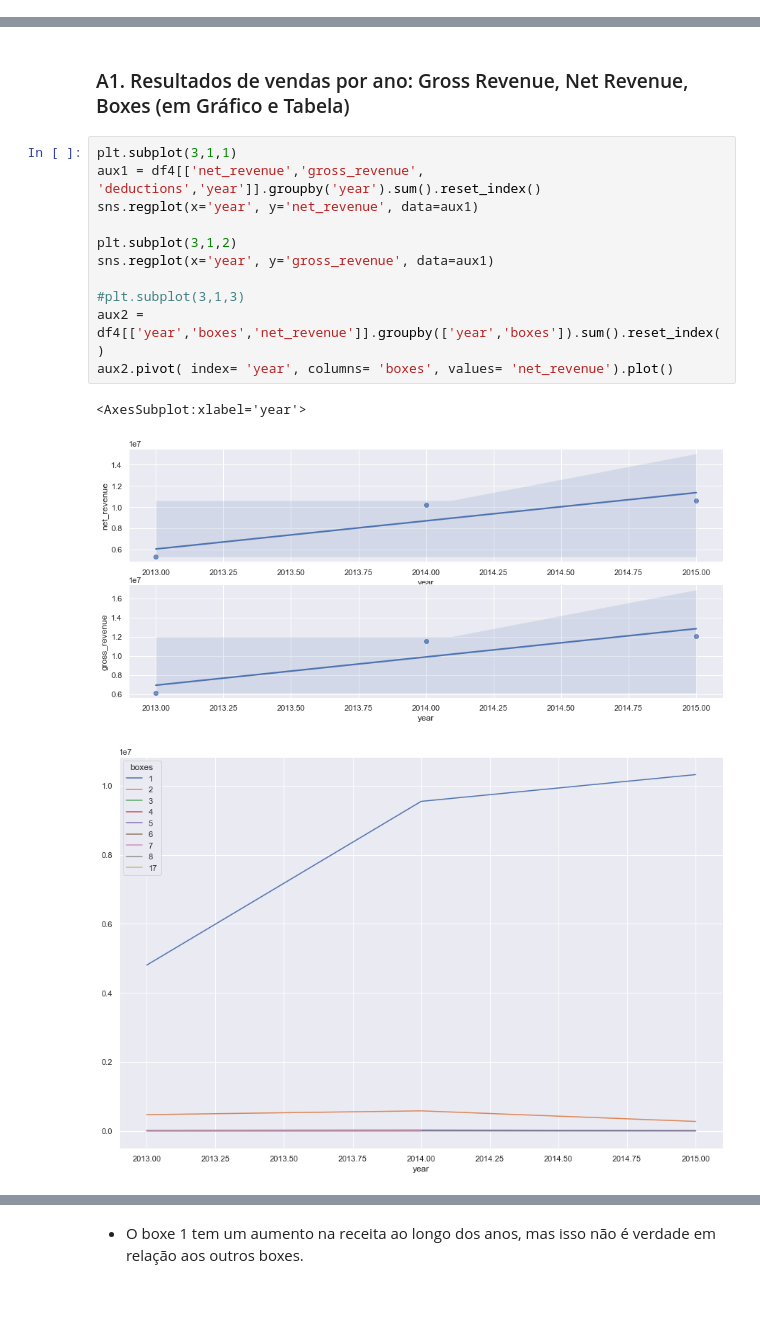
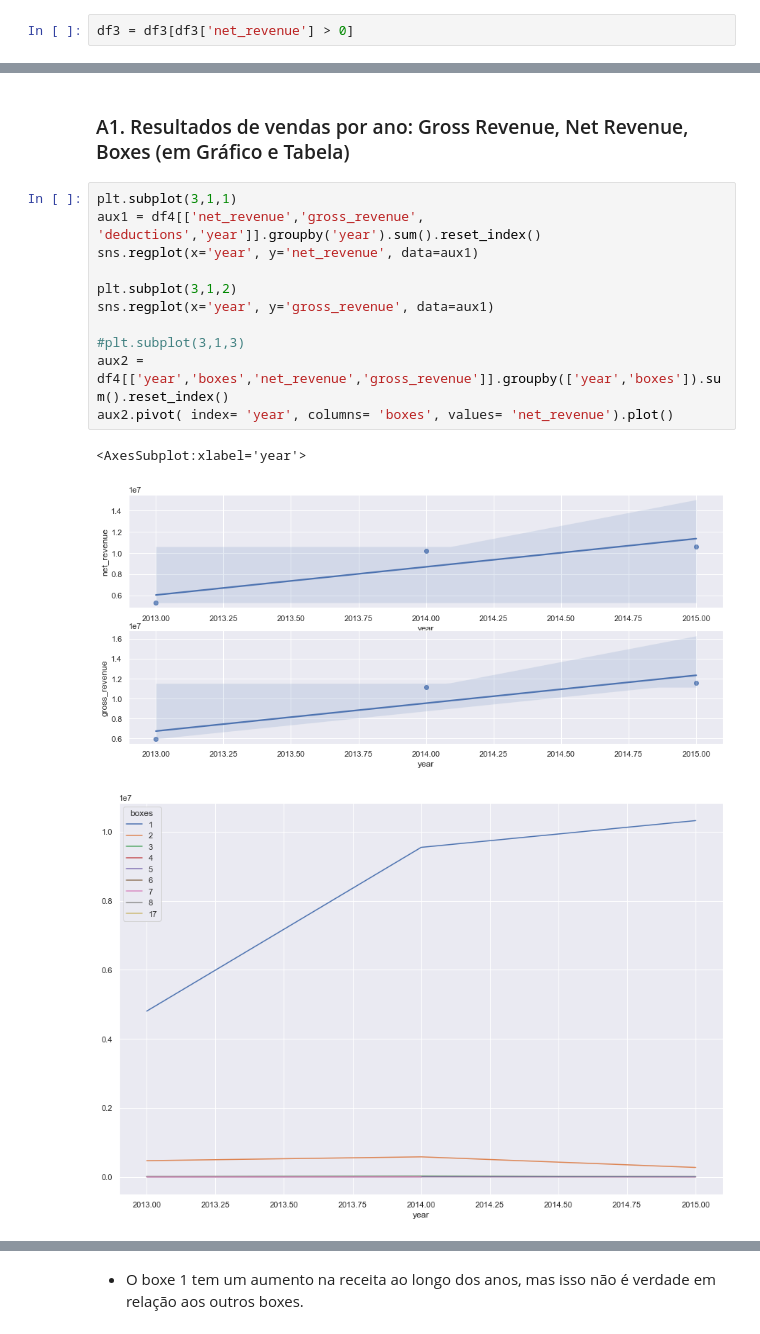
Before and after one commit to KaissonFerreira/forecast_net_revenue, a Jupyter notebook: notebooks/first_cycle.ipynb, the cells around one changed output, grey strips where cells are left out. Cells and saved outputs as stored; diff of their text form; blank space fills up the shorter version.

```diff
--- a/notebooks/first_cycle.ipynb
+++ b/notebooks/first_cycle.ipynb
@@ -278,6 +329,8 @@ df2['deductions'] = df2['gross_revenue'] - df2['net_revenue']
 Nessa etapa estaremos filtrando as variáveis que não se adequam ao modelo em produção ou alguns registros que podem não fazer sentido.
 # %%
 df3 = df2.copy()
+# %%
+df3 = df3[df3['net_revenue'] > 0]
 # %%
 df3.head(3).T
 # %% [output]
@@ -386,15 +439,15 @@ plt.legend();
 # %%
 plt.subplot(3,1,1)
 aux1 = df4[['net_revenue','gross_revenue', 'deductions','year']].groupby('year').sum().reset_index()
 sns.regplot(x='year', y='net_revenue', data=aux1)
 
 plt.subplot(3,1,2)
 sns.regplot(x='year', y='gross_revenue', data=aux1)
 
 #plt.subplot(3,1,3)
-aux2 = df4[['year','boxes','net_revenue']].groupby(['year','boxes']).sum().reset_index()
+aux2 = df4[['year','boxes','net_revenue','gross_revenue']].groupby(['year','boxes']).sum().reset_index()
 aux2.pivot( index= 'year', columns= 'boxes', values= 'net_revenue').plot()
 # %% [output]
 <AxesSubplot:xlabel='year'>
-[figure, old version]
+[figure, new version]
 [figure]
```
Also changed, not shown: parts of 65 cells of this notebook, 12 other files.
